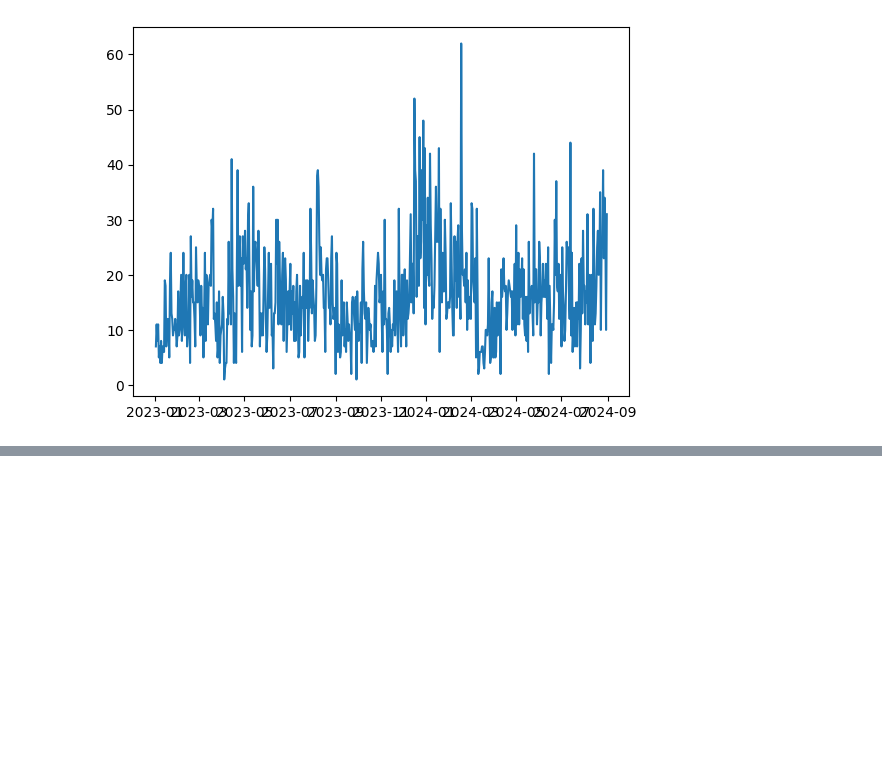
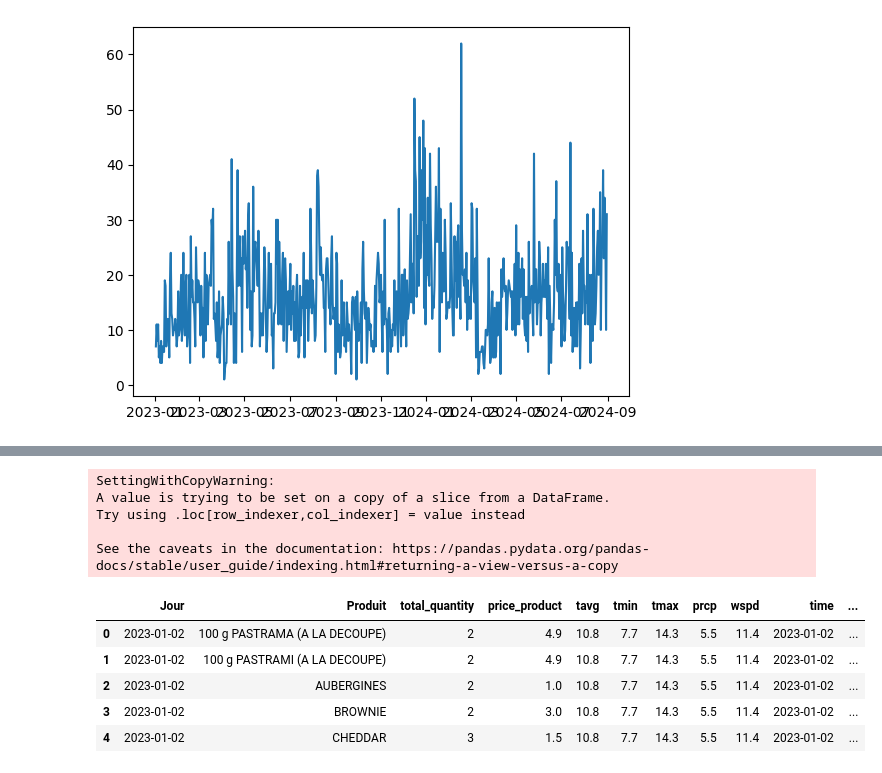
Before and after one commit to Sofiane920/salesforecast, a Jupyter notebook: notebooks/test.ipynb, the cells around one changed output, grey strips where cells are left out. Cells and saved outputs as stored; diff of their text form; code cells hidden in the pictures; blank space fills up the shorter version.

```diff
--- a/notebooks/test.ipynb
+++ b/notebooks/test.ipynb
@@ -372,0 +397,5 @@ for i in unique_products:
+# %%
+product_under_35 = total_order_per_product[total_order_per_product['Quantité']<=35]
+print("There is", len(product_under_35), "products with less than 35 orders")
+total_quantity = total_order_per_product['Quantité'].sum()
+print("it represents ", product_under_35['Quantité'].sum()/total_quantity*100, "% quantity")
@@ -372,0 +423,25 @@ for i in unique_products:
+# %%
+# remove the products with less than 35 orders
+# add weather data from meteostat
+# add tendency product in a naive way
+product_to_remove = product_under_35['Produit'].unique()
+df_agg = data[~data['Produit'].isin(product_to_remove)]
+df_agg['Jour'] = pd.to_datetime(df_agg['Jour'], format='%Y-%m-%d')
+
+
+from meteostat import Hourly, Point, Daily
+
+debut = pd.to_datetime(df_agg['Jour'].min())
+fin = pd.to_datetime(df_agg['Jour'].max())
+
+paris = Point(48.8566, 2.3522)
+data_temp = Daily(paris, debut, fin)
+data_temp = data_temp.fetch().reset_index()
+data_temp_utility = data_temp[['tavg', 'tmin', 'tmax', 'prcp', 'wspd', 'time']].copy()
+data_temp_utility['Jour'] = data_temp_utility['time'].dt.floor('D')
+# %% [output]
+SettingWithCopyWarning:
+A value is trying to be set on a copy of a slice from a DataFrame.
+Try using .loc[row_indexer,col_indexer] = value instead
+
+See the caveats in the documentation: https://pandas.pydata.org/pandas-docs/stable/user_guide/indexing.html#returning-a-view-versus-a-copy
@@ -372,0 +457,9 @@ for i in unique_products:
+# %%
+df_merge.head()
+# %% [output]
+|  | Jour | Produit | total_quantity | price_product | tavg | tmin | tmax | prcp | wspd | time | ... |
+| 0 | 2023-01-02 | 100 g PASTRAMA (A LA DECOUPE) | 2 | 4.9 | 10.8 | 7.7 | 14.3 | 5.5 | 11.4 | 2023-01-02 | ... |
+| 1 | 2023-01-02 | 100 g PASTRAMI (A LA DECOUPE) | 2 | 4.9 | 10.8 | 7.7 | 14.3 | 5.5 | 11.4 | 2023-01-02 | ... |
+| 2 | 2023-01-02 | AUBERGINES | 2 | 1.0 | 10.8 | 7.7 | 14.3 | 5.5 | 11.4 | 2023-01-02 | ... |
+| 3 | 2023-01-02 | BROWNIE | 2 | 3.0 | 10.8 | 7.7 | 14.3 | 5.5 | 11.4 | 2023-01-02 | ... |
+| 4 | 2023-01-02 | CHEDDAR | 3 | 1.5 | 10.8 | 7.7 | 14.3 | 5.5 | 11.4 | 2023-01-02 | ... |
```
Also changed, not shown: parts of 35 cells of this notebook.
